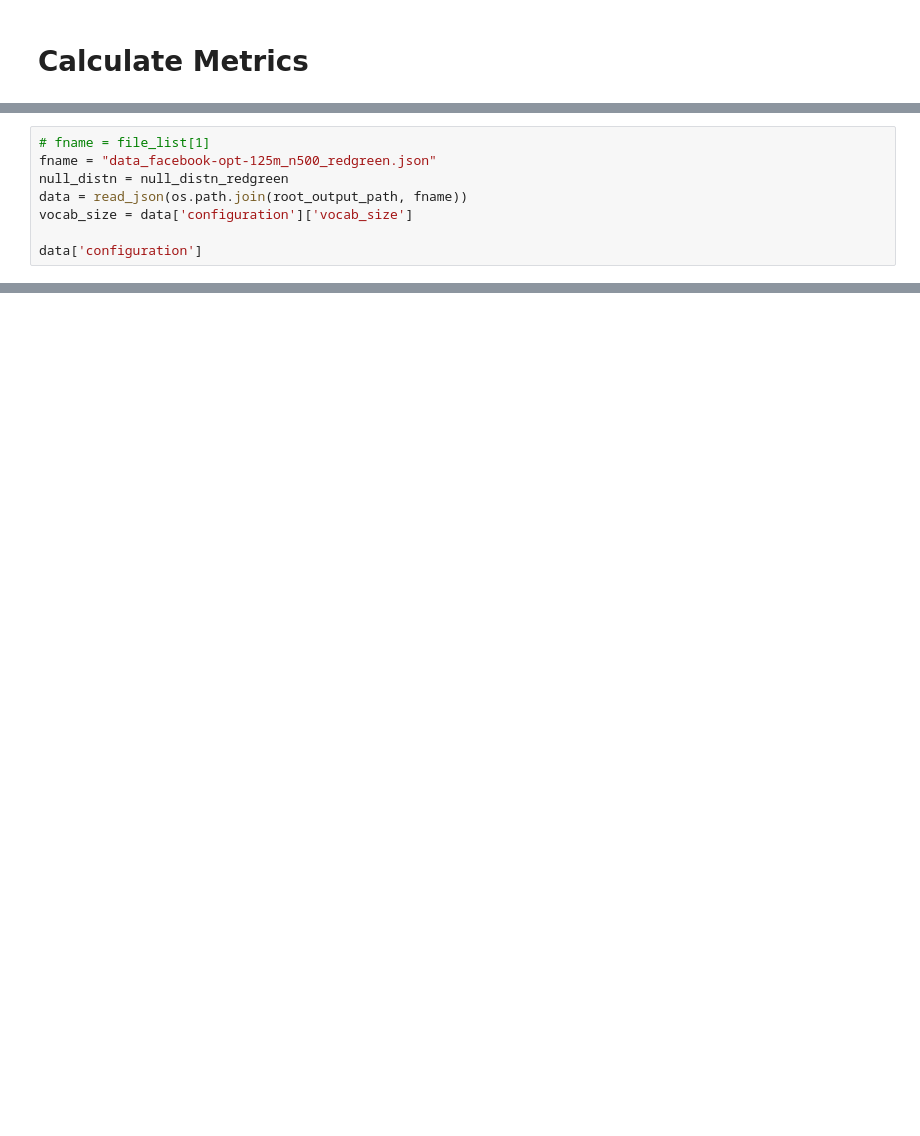
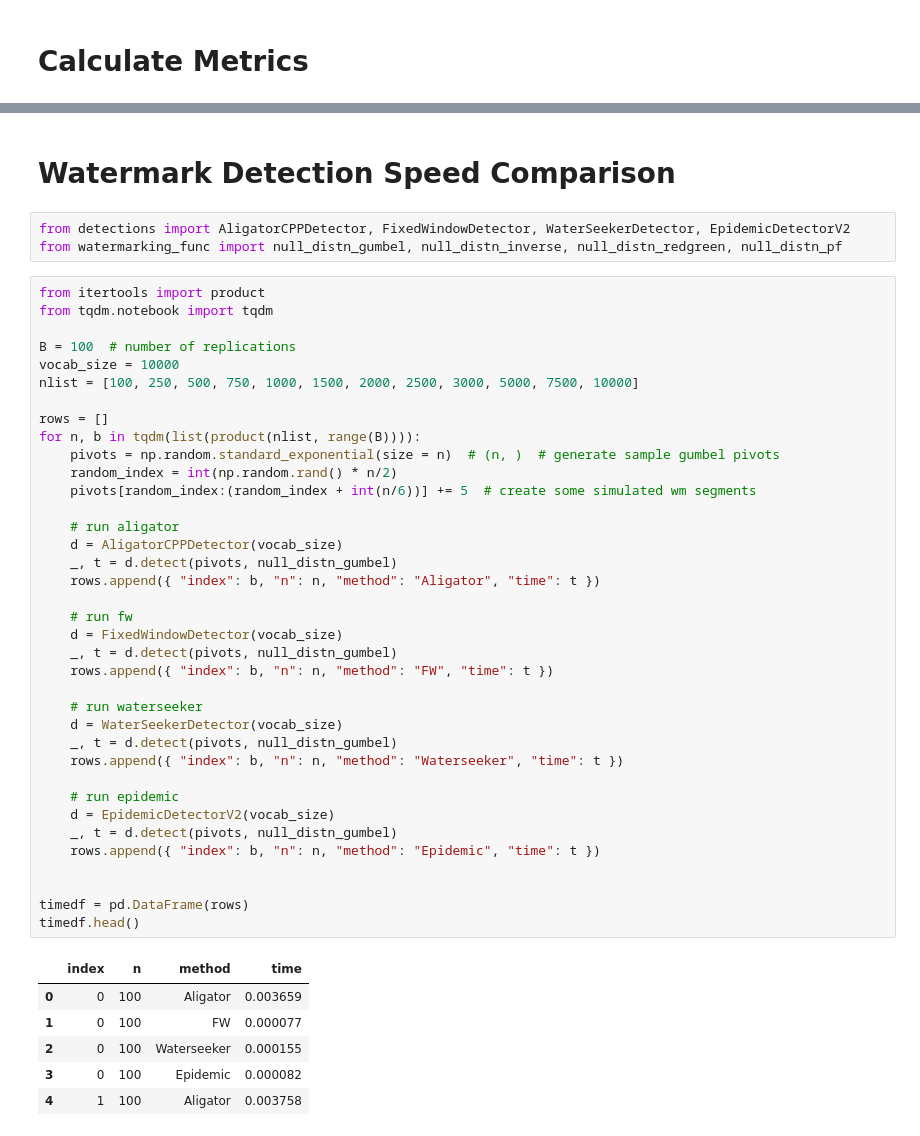
Before and after one commit to subroy13/WISER, a Jupyter notebook: scripts/wm_detection_v2.ipynb, the cells around one changed output, grey strips where cells are left out. Drawn from its saved outputs; the diff is of its cells as text; blank space fills up the shorter version.

```diff
--- a/scripts/wm_detection_v2.ipynb
+++ b/scripts/wm_detection_v2.ipynb
@@ -135,9 +166 @@ from detections import EpidemicDetector, AligatorDetector
 from watermarking_func import null_distn_gumbel, null_distn_inverse, null_distn_redgreen, null_distn_synthid, null_distn_pf
-# %%
-# fname = file_list[1]
-fname = "data_facebook-opt-125m_n500_redgreen.json"
-null_distn = null_distn_redgreen
-data = read_json(os.path.join(root_output_path, fname))
-vocab_size = data['configuration']['vocab_size']
-
-data['configuration']
@@ -293,0 +291,49 @@ df1[['watermark', 'latex']]
+# %% [markdown]
+# Watermark Detection Speed Comparison
+# %%
+from detections import AligatorCPPDetector, FixedWindowDetector, WaterSeekerDetector, EpidemicDetectorV2
+from watermarking_func import null_distn_gumbel, null_distn_inverse, null_distn_redgreen, null_distn_pf
+# %%
+from itertools import product
+from tqdm.notebook import tqdm
+
+B = 100  # number of replications
+vocab_size = 10000
+nlist = [100, 250, 500, 750, 1000, 1500, 2000, 2500, 3000, 5000, 7500, 10000]
+
+rows = []
+for n, b in tqdm(list(product(nlist, range(B)))):
+    pivots = np.random.standard_exponential(size = n)  # (n, )  # generate sample gumbel pivots
+    random_index = int(np.random.rand() * n/2)
+    pivots[random_index:(random_index + int(n/6))] += 5  # create some simulated wm segments
+
+    # run aligator
+    d = AligatorCPPDetector(vocab_size)
+    _, t = d.detect(pivots, null_distn_gumbel)
+    rows.append({ "index": b, "n": n, "method": "Aligator", "time": t })
+
+    # run fw
+    d = FixedWindowDetector(vocab_size)
+    _, t = d.detect(pivots, null_distn_gumbel)
+    rows.append({ "index": b, "n": n, "method": "FW", "time": t })
+
+    # run waterseeker
+    d = WaterSeekerDetector(vocab_size)
+    _, t = d.detect(pivots, null_distn_gumbel)
+    rows.append({ "index": b, "n": n, "method": "Waterseeker", "time": t })
+
+    # run epidemic
+    d = EpidemicDetectorV2(vocab_size)
+    _, t = d.detect(pivots, null_distn_gumbel)
+    rows.append({ "index": b, "n": n, "method": "Epidemic", "time": t })
+
+
+timedf = pd.DataFrame(rows)
+timedf.head()
+# %% [output]
+|  | index | n | method | time |
+| 0 | 0 | 100 | Aligator | 0.003659 |
+| 1 | 0 | 100 | FW | 0.000077 |
+| 2 | 0 | 100 | Waterseeker | 0.000155 |
+| 3 | 0 | 100 | Epidemic | 0.000082 |
+| 4 | 1 | 100 | Aligator | 0.003758 |
```
Also changed, not shown: parts of 16 cells of this notebook, 2 other files.
